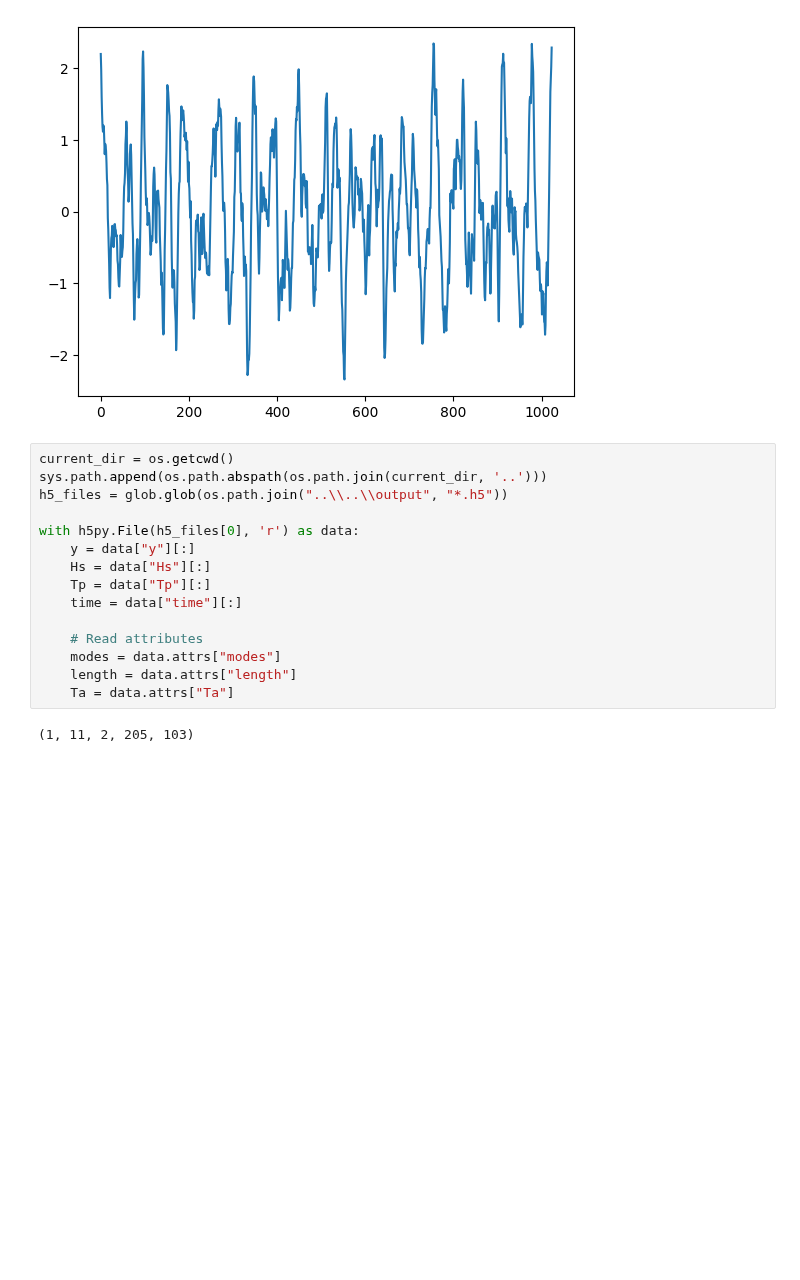
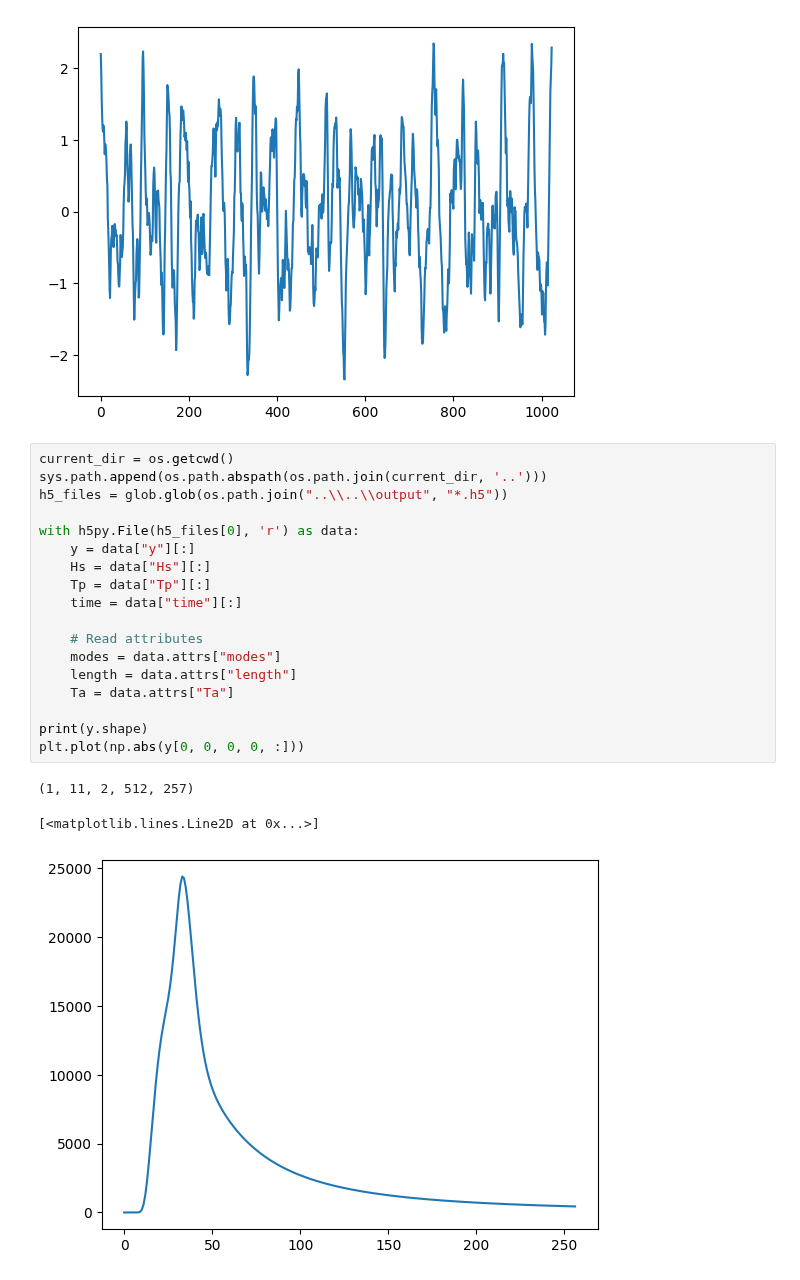
Before and after one commit to VegardBaa/HOSim, a Jupyter notebook: ML/experiments/compression.ipynb, the cells around one changed output. Drawn from its saved outputs; the diff is of its cells as text; blank space fills up the shorter version.

```diff
--- a/ML/experiments/compression.ipynb
+++ b/ML/experiments/compression.ipynb
@@ -133,17 +133,22 @@ phi_hat = np.fft.rfft2(np.real(np.fft.ifft2(phi_hat)))
 # %%
 current_dir = os.getcwd()
 sys.path.append(os.path.abspath(os.path.join(current_dir, '..')))
 h5_files = glob.glob(os.path.join("..\\..\\output", "*.h5"))
 
 with h5py.File(h5_files[0], 'r') as data:
     y = data["y"][:]
     Hs = data["Hs"][:]
     Tp = data["Tp"][:]
     time = data["time"][:]
 
     # Read attributes
     modes = data.attrs["modes"]
     length = data.attrs["length"]
     Ta = data.attrs["Ta"]
+
+print(y.shape)
+plt.plot(np.abs(y[0, 0, 0, 0, :]))
 # %% [output]
-(1, 11, 2, 205, 103)
+(1, 11, 2, 512, 257)
+[<matplotlib.lines.Line2D at 0x...>]
+[figure, added]
```
